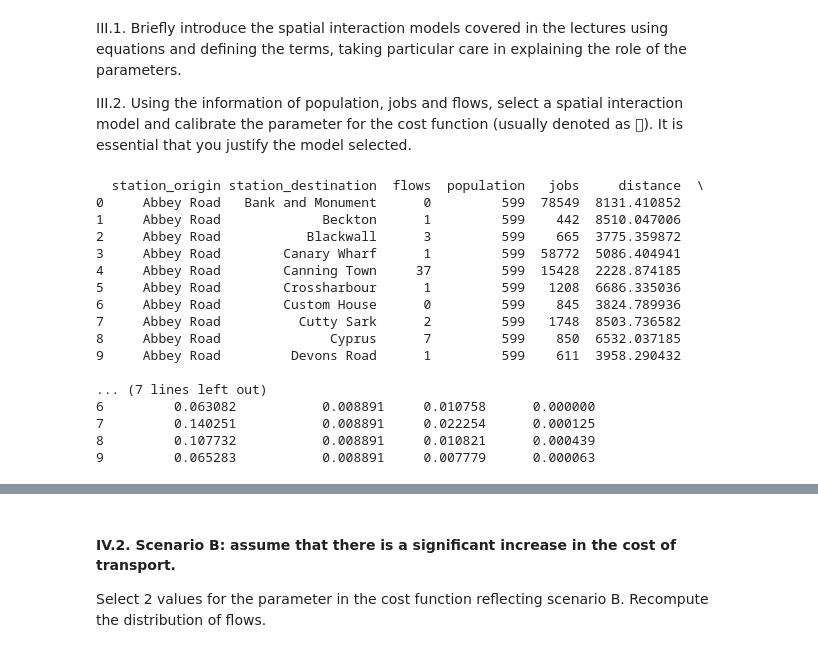
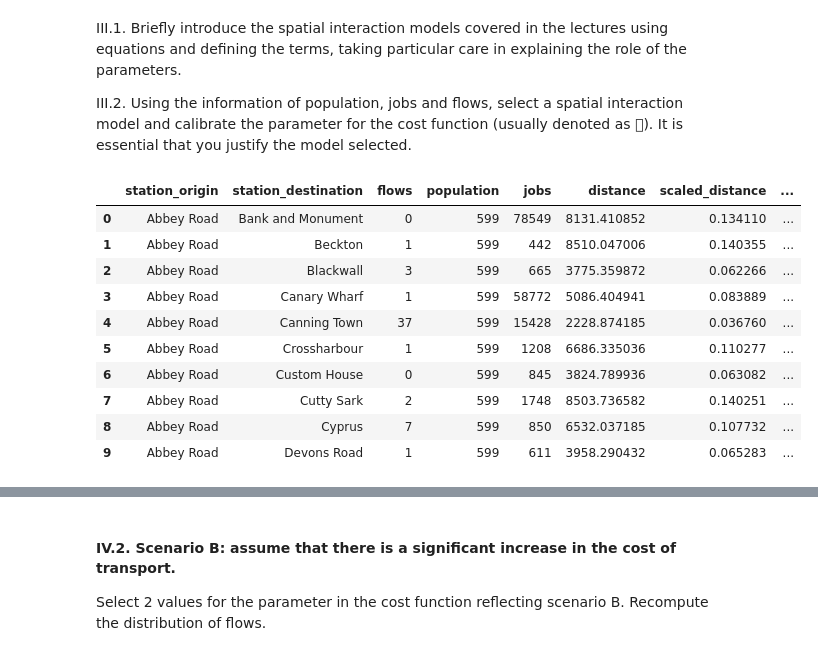
Before and after one commit to ZongheMa/CASA0002_Urban_Simulation, a Jupyter notebook: Urban Simulation Assessment.ipynb, the cells around one changed output, grey strips where cells are left out. Drawn from its saved outputs; the diff is of its cells as text; code cells hidden in the pictures.

```diff
--- a/Urban Simulation Assessment.ipynb
+++ b/Urban Simulation Assessment.ipynb
@@ -674,42 +607,36 @@ III.2. Using the information of population, jobs and flows, select a spatial int
 # %%
 import pandas as pd
 import networkx as nx
 import matplotlib.pyplot as plt
 from sklearn.preprocessing import MinMaxScaler
 
 # Load data
 london_flows = pd.read_csv(
     '/Users/zonghe/Documents/Modules/Term2/CASA0002 Urban Simulation/week10/week10practice/outputs/london_flows.csv')
 OD_matrix = pd.read_csv(
     '/Users/zonghe/Documents/Modules/Term2/CASA0002 Urban Simulation/week10/week10practice/outputs/OD_matrix.csv')
 
 G = nx.read_graphml(
     '/Users/zonghe/Documents/Modules/Term2/CASA0002 Urban Simulation/week10/week10practice/outputs/london.graph')
 
 df = london_flows
 
 # Scale the input features
 scaler = MinMaxScaler()
 df['scaled_distance'] = scaler.fit_transform(df['distance'].values.reshape(-1, 1))
 df['scaled_population'] = scaler.fit_transform(df['population'].values.reshape(-1, 1))
 df['scaled_jobs'] = scaler.fit_transform(df['jobs'].values.reshape(-1, 1))
 df['scaled_flows'] = scaler.fit_transform(df['flows'].values.reshape(-1, 1))
-print(df.head(10))
+df.head(10)
 # %% [output]
-  station_origin station_destination  flows  population   jobs     distance  \
-0     Abbey Road   Bank and Monument      0         599  78549  8131.410852
-1     Abbey Road             Beckton      1         599    442  8510.047006
-2     Abbey Road           Blackwall      3         599    665  3775.359872
-3     Abbey Road        Canary Wharf      1         599  58772  5086.404941
-4     Abbey Road        Canning Town     37         599  15428  2228.874185
-5     Abbey Road        Crossharbour      1         599   1208  6686.335036
-6     Abbey Road        Custom House      0         599    845  3824.789936
-7     Abbey Road          Cutty Sark      2         599   1748  8503.736582
-8     Abbey Road              Cyprus      7         599    850  6532.037185
-9     Abbey Road         Devons Road      1         599    611  3958.290432
-
-... (7 lines left out)
-6         0.063082           0.008891     0.010758      0.000000
-7         0.140251           0.008891     0.022254      0.000125
-8         0.107732           0.008891     0.010821      0.000439
-9         0.065283           0.008891     0.007779      0.000063
+|  | station_origin | station_destination | flows | population | jobs | distance | scaled_distance | ... |
+| 0 | Abbey Road | Bank and Monument | 0 | 599 | 78549 | 8131.410852 | 0.134110 | ... |
+| 1 | Abbey Road | Beckton | 1 | 599 | 442 | 8510.047006 | 0.140355 | ... |
+| 2 | Abbey Road | Blackwall | 3 | 599 | 665 | 3775.359872 | 0.062266 | ... |
+| 3 | Abbey Road | Canary Wharf | 1 | 599 | 58772 | 5086.404941 | 0.083889 | ... |
+| 4 | Abbey Road | Canning Town | 37 | 599 | 15428 | 2228.874185 | 0.036760 | ... |
+| 5 | Abbey Road | Crossharbour | 1 | 599 | 1208 | 6686.335036 | 0.110277 | ... |
+| 6 | Abbey Road | Custom House | 0 | 599 | 845 | 3824.789936 | 0.063082 | ... |
+| 7 | Abbey Road | Cutty Sark | 2 | 599 | 1748 | 8503.736582 | 0.140251 | ... |
+| 8 | Abbey Road | Cyprus | 7 | 599 | 850 | 6532.037185 | 0.107732 | ... |
+| 9 | Abbey Road | Devons Road | 1 | 599 | 611 | 3958.290432 | 0.065283 | ... |
```
Also changed, not shown: parts of 33 cells of this notebook, 4 other files.
